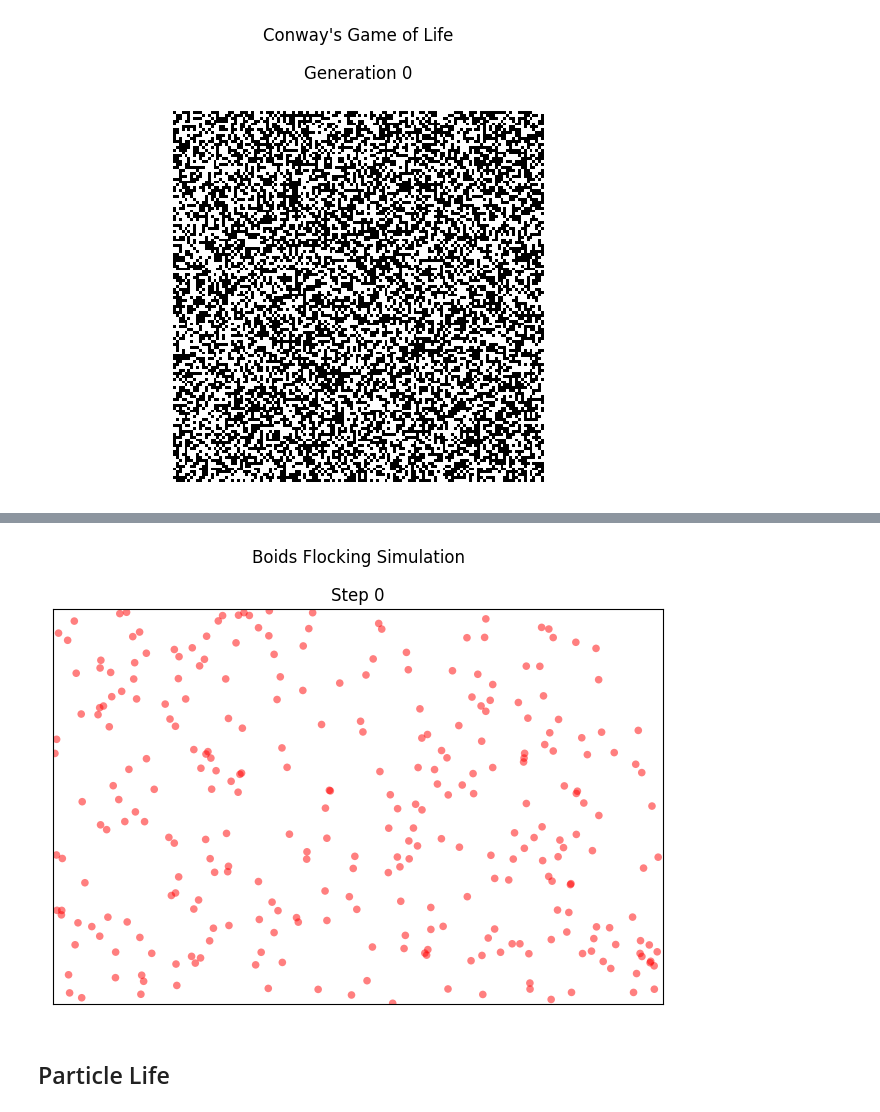
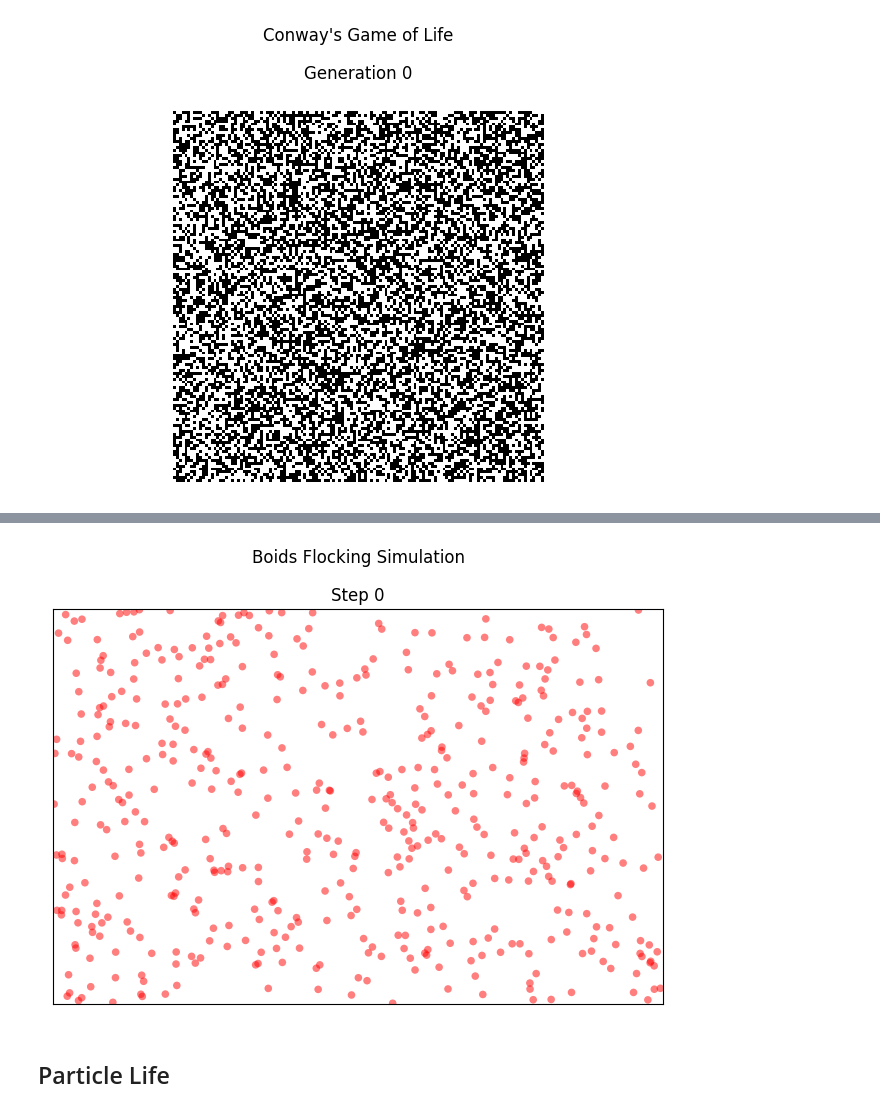
Before and after one commit to fredericowieser/Artificial-Life-and-Foundation-Models, a Jupyter notebook: jupyter-notebooks/ALife_substrates.ipynb, the cells around one changed output, grey strips where cells are left out. Saved outputs shown, nothing was run; the diff lists cells and outputs as text; code cells hidden in the pictures.

```diff
--- a/jupyter-notebooks/ALife_substrates.ipynb
+++ b/jupyter-notebooks/ALife_substrates.ipynb
@@ -269,35 +331,35 @@ def run_animation(num_boids=200, steps=1000, params=None):
     positions, velocities = initialize_boids(rng, num_boids, params)
 
     fig, ax = plt.subplots()
     fig.suptitle("Boids Flocking Simulation")
     ax.set_xlim(0, params["width"])
     ax.set_ylim(0, params["height"])
     ax.set_xticks([])
     ax.set_yticks([])
     ax.set_title("Step 0")
     fig.tight_layout()
 
     scatter = ax.scatter(positions[:,0], positions[:,1],
                          s=30, facecolor="red", edgecolor="None", alpha=0.5)
 
     # We'll store the current state in a small dict for updating each frame
     state = {"pos": positions, "vel": velocities}
 
     def update(frame):
         new_p, new_v = boids_step(state["pos"], state["vel"], params)
         state["pos"], state["vel"] = new_p, new_v
         scatter.set_offsets(new_p)
         ax.set_title(f"Step {frame + 1}")
         return (scatter,)
 
     ani = animation.FuncAnimation(fig, update, interval=10, blit=True, frames=steps, repeat=False)
     plt.show()
     return ani
 
 # Example usage
-ani = run_animation(num_boids=300, steps=500)
+ani = run_animation(num_boids=500, steps=1000)
 # %% [output]
-[figure, old version]
+[figure, new version]
 # %% [markdown]
 ## Particle Life
 # %% [markdown]
```
Also changed, not shown: parts of 3 cells of this notebook.
